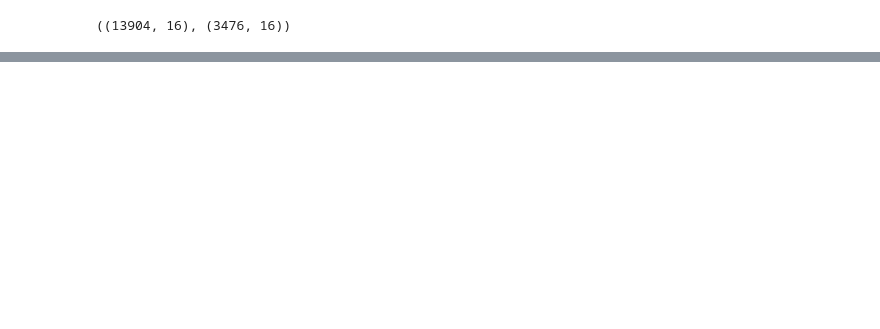
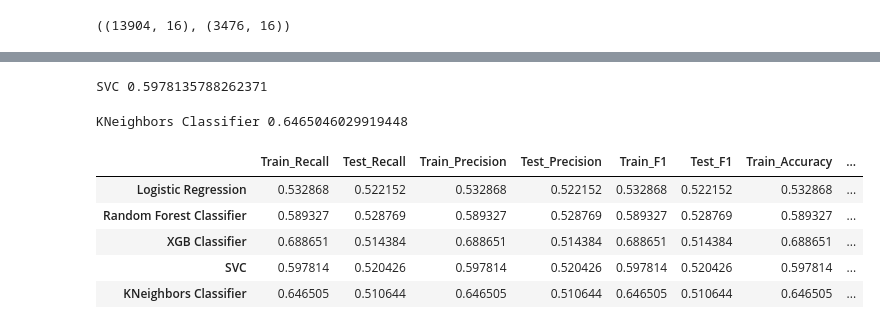
Before and after one commit to NancyPatel11/Data-Mining-Course-Project-3, a Jupyter notebook: ball_prediction.ipynb, the cells around one changed output, grey strips where cells are left out. Drawn from its saved outputs; the diff is of its cells as text; code cells hidden in the pictures; blank space fills up the shorter version.

Commit message:
Added deep neural networks and other models in ball prediction

```diff
--- a/ball_prediction.ipynb
+++ b/ball_prediction.ipynb
@@ -259,0 +344,6 @@ X_train.shape , X_test.shape
+# %%
+model = lgb.LGBMClassifier(learning_rate=0.01,objective='multiclass')
+model.fit(X_train_scaled,y_train)
+y_predicted = model.predict(X_test_scaled)
+val_accuracy=accuracy_score(y_test,y_predicted)
+print(val_accuracy)
@@ -259,0 +372,13 @@ X_train.shape , X_test.shape
+# %%
+model_results = pd.DataFrame()
+model_results['Train_Recall'] = None
+model_results['Test_Recall'] = None
+model_results['Train_Precision'] = None
+model_results['Test_Precision'] = None
+model_results['Train_F1'] = None
+model_results['Test_F1'] = None
+model_results['Train_Accuracy'] = None
+model_results['Test_Accuracy'] = None
+
+best_class_model_ours = None
+best_val_score = -1
@@ -259,0 +460,59 @@ X_train.shape , X_test.shape
+# %%
+classifier = SVC(kernel="rbf", gamma=0.5, C=1.0)
+classifier.fit(X_train_scaled, y_train)
+
+y_train_predicted = classifier.predict(X_train_scaled)
+train_recall = recall_score(y_train, y_train_predicted,average='micro')
+train_precision = precision_score(y_train, y_train_predicted,average='micro')
+train_f1 = f1_score(y_train, y_train_predicted,average='micro')
+train_accuracy=accuracy_score(y_train, y_train_predicted)
+
+print('SVC', train_precision)
+
+y_predicted = classifier.predict(X_test_scaled)
+val_recall = recall_score(y_test, y_predicted,average='micro')
+val_precision = precision_score(y_test, y_predicted,average='micro')
+val_f1 = f1_score(y_test, y_predicted,average='micro')
+val_accuracy=accuracy_score(y_test, y_predicted)
+
+if val_precision > best_val_score:
+    best_val_score = val_precision
+    best_class_model_ours = classifier
+
+model_results.loc['SVC', ['Train_Accuracy','Test_Accuracy','Train_Recall', 'Test_Recall', 'Train_Precision', 'Test_Precision', 'Train_F1', 'Test_F1']] = [train_accuracy,val_accuracy,train_recall, val_recall, train_precision, val_precision, train_f1, val_f1]
+# %% [output]
+SVC 0.5978135788262371
+# %%
+classifier = KNeighborsClassifier(n_neighbors=5)
+classifier.fit(X_train_scaled, y_train)
+
+y_train_predicted = classifier.predict(X_train_scaled)
+train_recall = recall_score(y_train, y_train_predicted,average='micro')
+train_precision = precision_score(y_train, y_train_predicted,average='micro')
+train_f1 = f1_score(y_train, y_train_predicted,average='micro')
+train_accuracy=accuracy_score(y_train, y_train_predicted)
+
+print('KNeighbors Classifier', train_precision)
+
+y_predicted = classifier.predict(X_test_scaled)
+val_recall = recall_score(y_test, y_predicted,average='micro')
+val_precision = precision_score(y_test, y_predicted,average='micro')
+val_f1 = f1_score(y_test, y_predicted,average='micro')
+val_accuracy=accuracy_score(y_test, y_predicted)
+
+if val_precision > best_val_score:
+    best_val_score = val_precision
+    best_class_model_ours = classifier
+
+model_results.loc['KNeighbors Classifier', ['Train_Accuracy','Test_Accuracy','Train_Recall', 'Test_Recall', 'Train_Precision', 'Test_Precision', 'Train_F1', 'Test_F1']] = [train_accuracy,val_accuracy,train_recall, val_recall, train_precision, val_precision, train_f1, val_f1]
+# %% [output]
+KNeighbors Classifier 0.6465046029919448
+# %%
+model_results
+# %% [output]
+|  | Train_Recall | Test_Recall | Train_Precision | Test_Precision | Train_F1 | Test_F1 | Train_Accuracy | ... |
+| Logistic Regression | 0.532868 | 0.522152 | 0.532868 | 0.522152 | 0.532868 | 0.522152 | 0.532868 | ... |
+| Random Forest Classifier | 0.589327 | 0.528769 | 0.589327 | 0.528769 | 0.589327 | 0.528769 | 0.589327 | ... |
+| XGB Classifier | 0.688651 | 0.514384 | 0.688651 | 0.514384 | 0.688651 | 0.514384 | 0.688651 | ... |
+| SVC | 0.597814 | 0.520426 | 0.597814 | 0.520426 | 0.597814 | 0.520426 | 0.597814 | ... |
+| KNeighbors Classifier | 0.646505 | 0.510644 | 0.646505 | 0.510644 | 0.646505 | 0.510644 | 0.646505 | ... |
```
Also changed, not shown: parts of 15 cells of this notebook, 2 other files.
